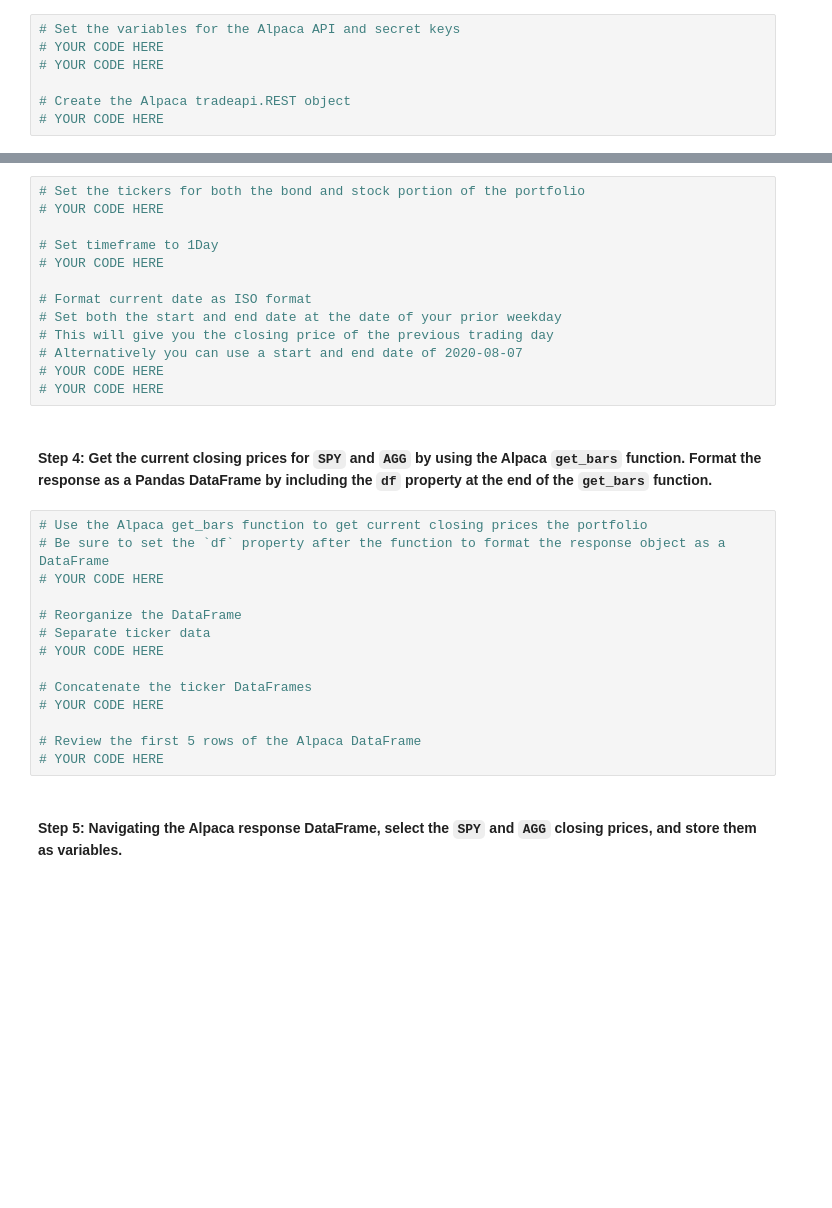
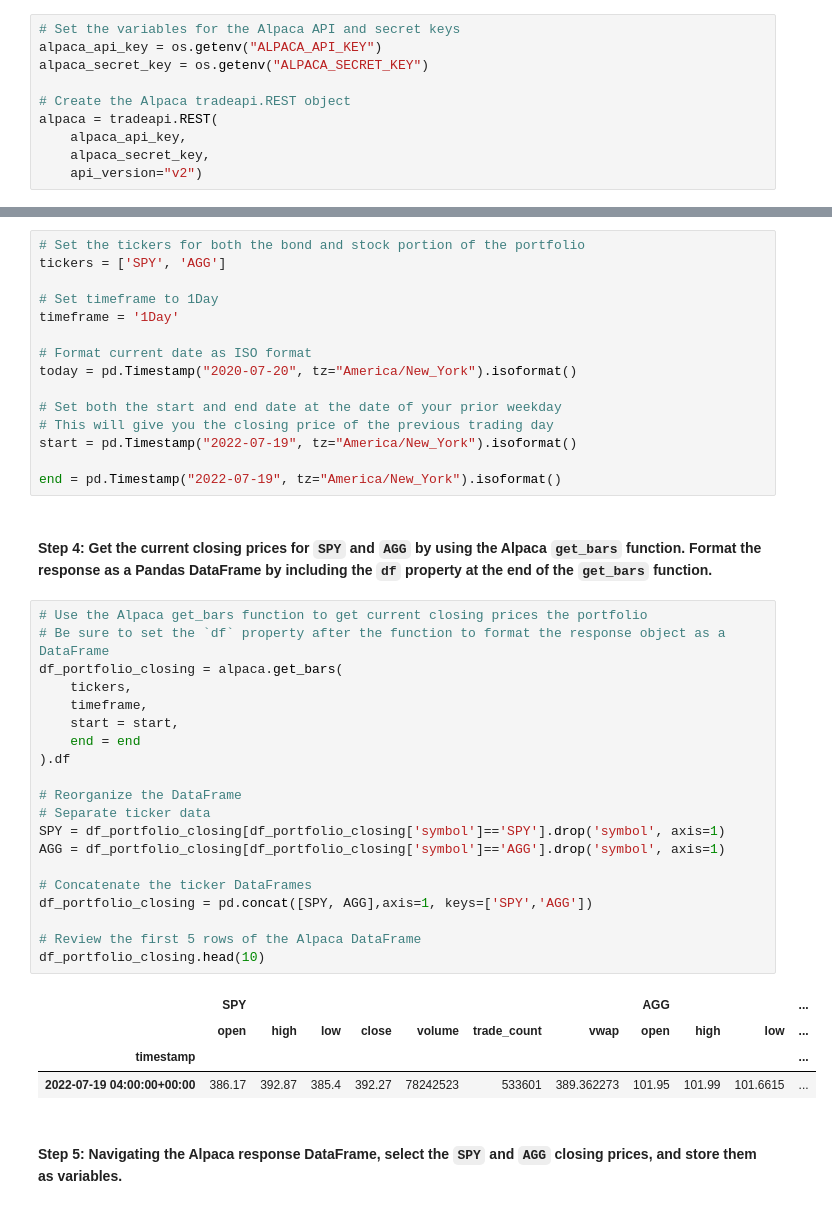
Before and after one commit to fredec96/Financial_Planner, a Jupyter notebook: financial_planning_tools.ipynb, the cells around one changed output, grey strips where cells are left out. Cells and saved outputs as stored; diff of their text form; blank space fills up the shorter version.

```diff
--- a/financial_planning_tools.ipynb
+++ b/financial_planning_tools.ipynb
@@ -188,11 +188,14 @@ agg_shares = 200
 #### Step 2: Set the variables for the Alpaca API and secret keys. Using the Alpaca SDK, create the Alpaca `tradeapi.REST` object. In this object, include the parameters for the Alpaca API key, the secret key, and the version number.
 # %%
 # Set the variables for the Alpaca API and secret keys
-# YOUR CODE HERE
-# YOUR CODE HERE
+alpaca_api_key = os.getenv("ALPACA_API_KEY")
+alpaca_secret_key = os.getenv("ALPACA_SECRET_KEY")
 
 # Create the Alpaca tradeapi.REST object
-# YOUR CODE HERE
+alpaca = tradeapi.REST(
+    alpaca_api_key,
+    alpaca_secret_key,
+    api_version="v2")
 # %% [markdown]
 #### Step 3: Set the following parameters for the Alpaca API call:
 
@@ -203,33 +206,46 @@ agg_shares = 200
 - `start_date` and `end_date`: Use the same date for these parameters, and format them with the date of the previous weekday (or `2020-08-07`). This is because you want the one closing price for the most-recent trading day.
 # %%
 # Set the tickers for both the bond and stock portion of the portfolio
-# YOUR CODE HERE
+tickers = ['SPY', 'AGG']
 
 # Set timeframe to 1Day
-# YOUR CODE HERE
+timeframe = '1Day'
 
 # Format current date as ISO format
+today = pd.Timestamp("2020-07-20", tz="America/New_York").isoformat()
+
 # Set both the start and end date at the date of your prior weekday
 # This will give you the closing price of the previous trading day
-# Alternatively you can use a start and end date of 2020-08-07
-# YOUR CODE HERE
-# YOUR CODE HERE
+start = pd.Timestamp("2022-07-19", tz="America/New_York").isoformat()
+
+end = pd.Timestamp("2022-07-19", tz="America/New_York").isoformat()
 # %% [markdown]
 #### Step 4: Get the current closing prices for `SPY` and `AGG` by using the Alpaca `get_bars` function. Format the response as a Pandas DataFrame by including the `df` property at the end of the `get_bars` function.
 # %%
 # Use the Alpaca get_bars function to get current closing prices the portfolio
 # Be sure to set the `df` property after the function to format the response object as a DataFrame
-# YOUR CODE HERE
+df_portfolio_closing = alpaca.get_bars(
+    tickers,
+    timeframe,
+    start = start,
+    end = end
+).df
 
 # Reorganize the DataFrame
 # Separate ticker data
-# YOUR CODE HERE
+SPY = df_portfolio_closing[df_portfolio_closing['symbol']=='SPY'].drop('symbol', axis=1)
+AGG = df_portfolio_closing[df_portfolio_closing['symbol']=='AGG'].drop('symbol', axis=1)
 
 # Concatenate the ticker DataFrames
-# YOUR CODE HERE
+df_portfolio_closing = pd.concat([SPY, AGG],axis=1, keys=['SPY','AGG'])
 
 # Review the first 5 rows of the Alpaca DataFrame
-# YOUR CODE HERE
+df_portfolio_closing.head(10)
+# %% [output]
+|  | SPY |  |  |  |  |  |  | AGG |  |  | ... |
+|  | open | high | low | close | volume | trade_count | vwap | open | high | low | ... |
+| timestamp |  |  |  |  |  |  |  |  |  |  | ... |
+| 2022-07-19 04:00:00+00:00 | 386.17 | 392.87 | 385.4 | 392.27 | 78242523 | 533601 | 389.362273 | 101.95 | 101.99 | 101.6615 | ... |
 # %% [markdown]
 #### Step 5: Navigating the Alpaca response DataFrame, select the `SPY` and `AGG` closing prices, and store them as variables.
 # %%
```
Also changed, not shown: parts of 14 cells of this notebook.
